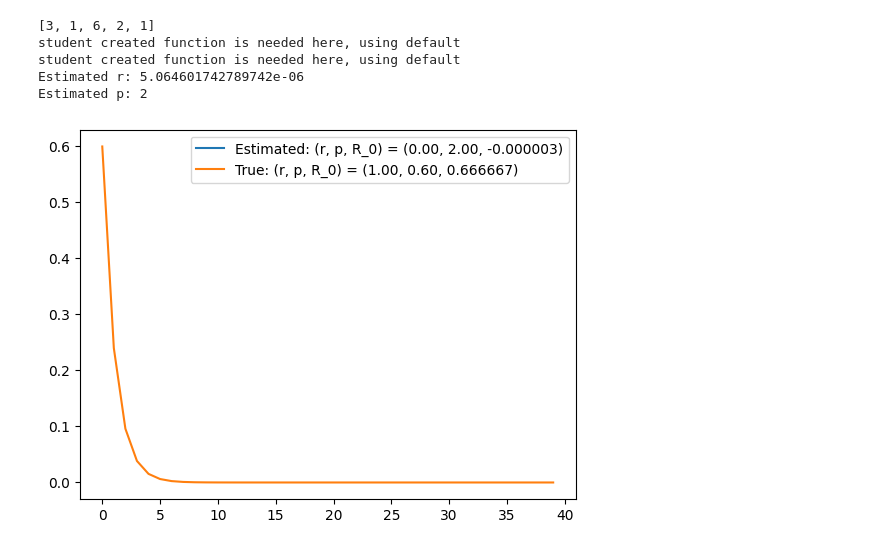
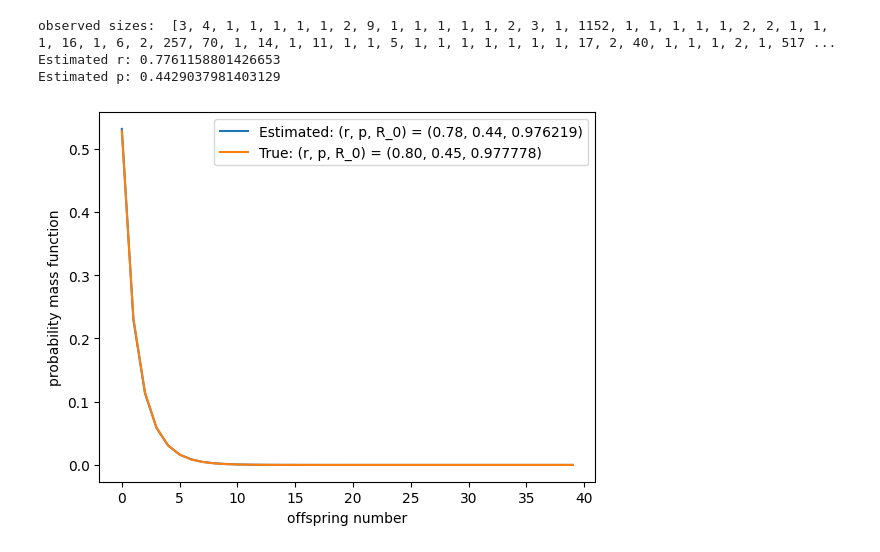
Before and after one commit to Joel-Miller-Lab/AMSI2026_PGF, a Jupyter notebook: AMSI_2026_PGF_text/notebooks/Assignments/Asst3.ipynb, the cells around one changed output. Saved outputs shown, nothing was run; the diff lists cells and outputs as text; code cells hidden in the pictures.

```diff
--- a/AMSI_2026_PGF_text/notebooks/Assignments/Asst3.ipynb
+++ b/AMSI_2026_PGF_text/notebooks/Assignments/Asst3.ipynb
@@ -47,9 +118,9 @@ from scipy.special import gammaln
 from scipy.optimize import minimize_scalar
 import matplotlib.pyplot as plt
 
-r = 1
-p = 0.6
-numsims = 5
+r = 0.8
+p = 0.45
+numsims = 5000
 
 if    (1-p)*r/p >= 1:
     raise ValueError("Warning: mean must be less than 1 for extinction to be certain")
@@ -71,47 +142,44 @@ for counter in range(numsims):
 
 print("observed sizes: ", L)
 L = np.array(L)
 A = L.sum()
 
 
 
-print("student-created function is needed here, using default")
+#print("student-created function is needed here, using default")
 def F_to_maximize(r):
-    return 2-r**2#You need to fill in the correct expression here.
-
-
-
-
+    f = A*r*np.log(A*r/(A*(r+1)-numsims)) + (A-numsims)*np.log(1-A*r/(A*(r+1)-numsims))
+    for Li in L:
+        f += gammaln(Li - 1 + r*Li) - gammaln(r*Li)
+    return f
 def F_to_minimize(r):
     return -F_to_maximize(r)
 
 
 res = minimize_scalar(F_to_minimize, bounds=(1e-8, 1e6), method="bounded")
 
 r_est = res.x
 
-print("student-created function is needed here, using default")
-p_est = 2  #fill in correct expression here
+#print("student-created function is needed here, using default")
+p_est = A*r_est/(A*(r_est+1)-numsims)#\frac{Ar}{A(r+1)-M}
 
 print("Estimated r:", r_est)
 print("Estimated p:", p_est)
 
 from scipy.stats import nbinom
 plt.figure()
 n = np.arange(0, 40)
 plt.plot(n, nbinom.pmf(n, r_est, p_est ), label="Estimated: (r, p, R_0) = (%.2f, %.2f, %.6f)"%(r_est,p_est, (1-p_est)*r_est/p_est))
 plt.plot(n, nbinom.pmf(n, r, p ), label="True: (r, p, R_0) = (%.2f, %.2f, %.6f)"%(r,p, (1-p)*r/p))
 plt.legend()
 plt.xlabel('offspring number')
 plt.ylabel('probability mass function')
 plt.show()
 # %% [output]
-[3, 1, 6, 2, 1]
-student created function is needed here, using default
-student created function is needed here, using default
-Estimated r: 5.064601742789742e-06
-Estimated p: 2
+observed sizes:  [3, 4, 1, 1, 1, 1, 1, 2, 9, 1, 1, 1, 1, 1, 2, 3, 1, 1152, 1, 1, 1, 1, 1, 2, 2, 1, 1, 1, 16, 1, 6, 2, 257, 70, 1, 14, 1, 11, 1, 1, 5, 1, 1, 1, 1, 1, 1, 1, 17, 2, 40, 1, 1, 1, 2, 1, 517 ...
+Estimated r: 0.7761158801426653
+Estimated p: 0.4429037981403129
-[figure, old version]
+[figure, new version]
 # %% [markdown]
 2. The code below performs `numsims` simulations of SIR disease in a population of $N=10$ individuals, assuming a negative-binomial offspring distribution with $r=1$, $p=0.3$.  It plots a histogram of the resulting outbreak sizes.  Let $q_\ell$ be the probability of size $\ell$.
 
```
Also changed, not shown: parts of 4 cells of this notebook, 5 other files.
